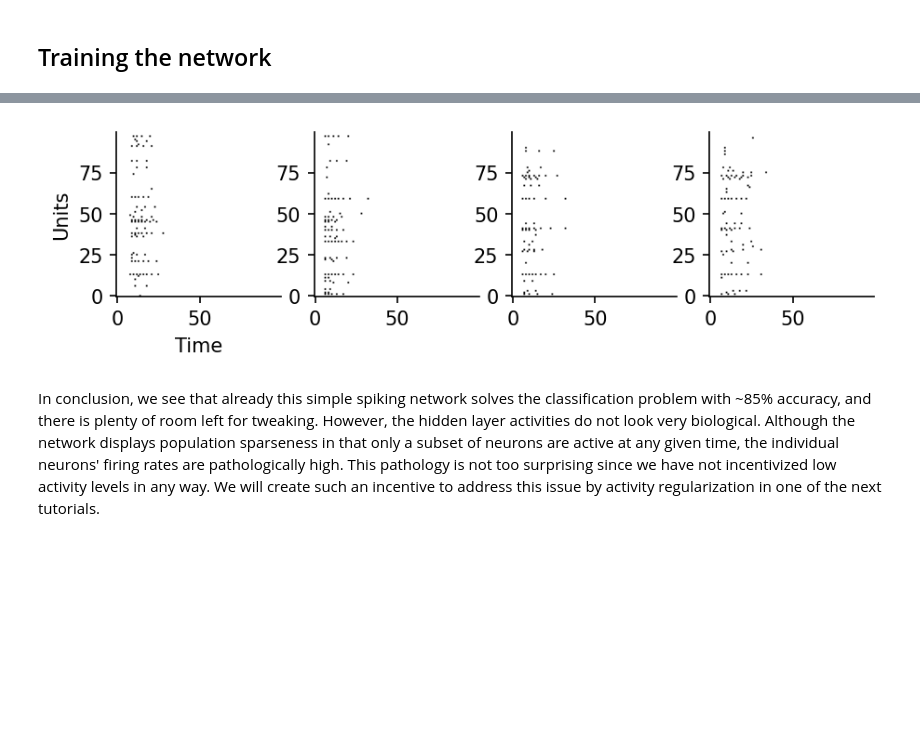
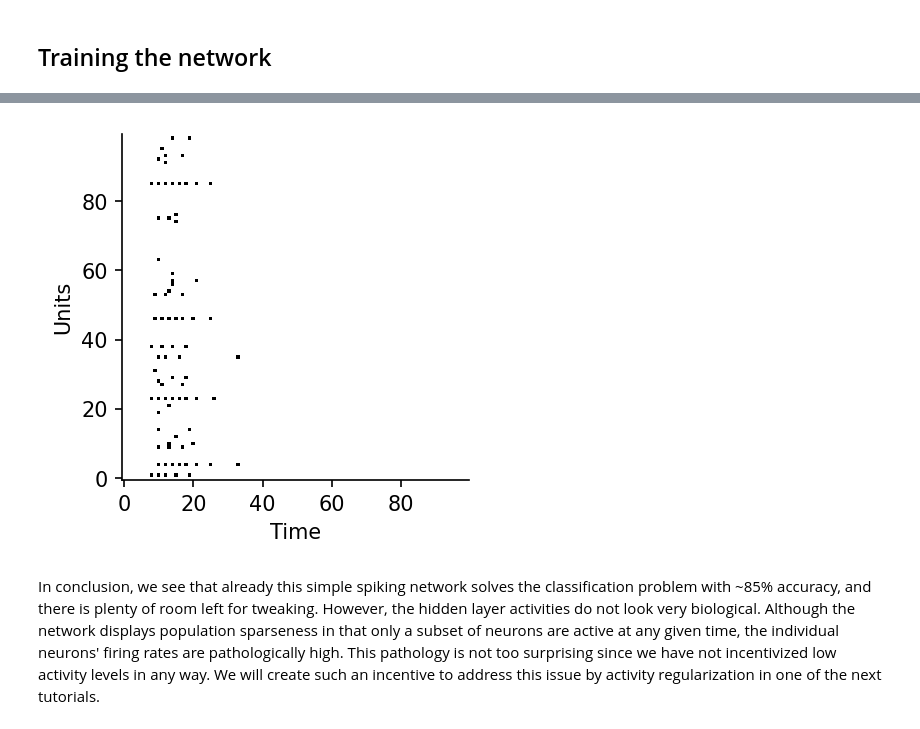
Before and after one commit to DevelopLee20/SNN, a Jupyter notebook: jupyters/Surrogate-Tutorial-2-Study.ipynb, the cells around one changed output, grey strips where cells are left out. Saved outputs shown, nothing was run; the diff lists cells and outputs as text; code cells hidden in the pictures; blank space fills up the shorter version.

```diff
--- a/jupyters/Surrogate-Tutorial-2-Study.ipynb
+++ b/jupyters/Surrogate-Tutorial-2-Study.ipynb
@@ -578,19 +643,19 @@ plot_voltage_traces(output)
 # %%
 # Let's plot the hiddden layer spiking activity for some input stimuli
 
-nb_plt = 4
+nb_plt = 1
 gs = GridSpec(1,nb_plt)
 fig= plt.figure(figsize=(7,3),dpi=150)
 for i in range(nb_plt):
     plt.subplot(gs[i])
     plt.imshow(spk_rec[i].detach().cpu().numpy().T,cmap=plt.cm.gray_r, origin="lower" )
     if i==0:
         plt.xlabel("Time")
         plt.ylabel("Units")
 
     sns.despine()
 # %% [output]
-[figure, old version]
+[figure, new version]
 # %% [markdown]
 In conclusion, we see that already this simple spiking network solves the classification problem with ~85% accuracy, and there is plenty of room left for tweaking. However, the hidden layer activities do not look very biological. Although the network displays population sparseness in that only a subset of neurons are active at any given time, the individual neurons' firing rates are pathologically high. This pathology is not too surprising since we have not incentivized low activity levels in any way. We will create such an incentive to address this issue by activity regularization in one of the next tutorials.
 # %% [markdown]
```
Also changed, not shown: parts of 20 cells of this notebook, 1 other file.
